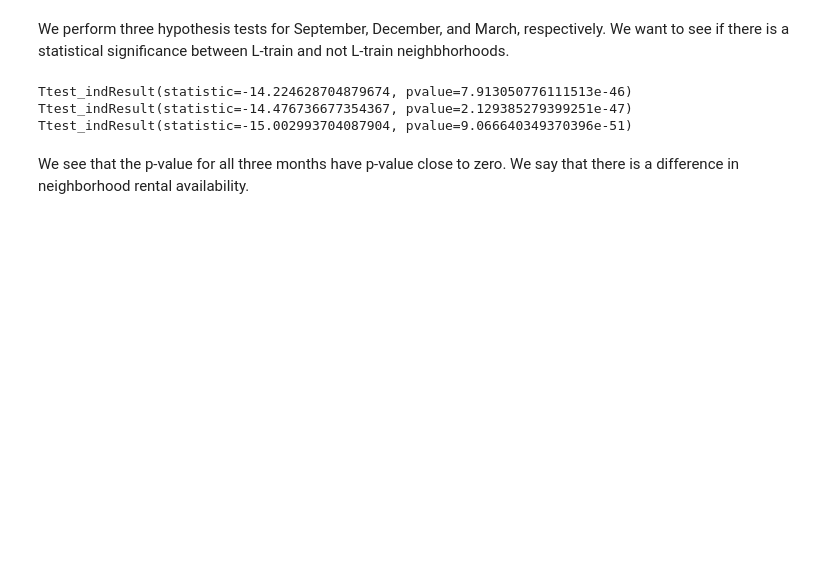
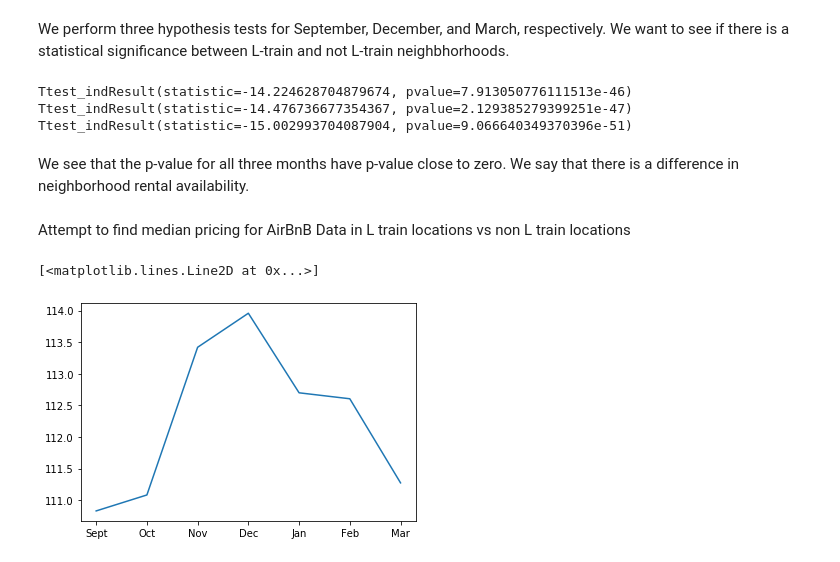
Before and after one commit to nate1mace/TheSuperGroup, a Jupyter notebook: Data Exploration.ipynb, the cells around one changed output. Cells and saved outputs as stored; diff of their text form; code cells hidden in the pictures; blank space fills up the shorter version.

```diff
--- a/Data Exploration.ipynb
+++ b/Data Exploration.ipynb
@@ -225,3 +224,30 @@ Ttest_indResult(statistic=-14.476736677354367, pvalue=2.129385279399251e-47)
 Ttest_indResult(statistic=-15.002993704087904, pvalue=9.066640349370396e-51)
 # %% [markdown]
 We see that the p-value for all three months have p-value close to zero. We say that there is a difference in neighborhood rental availability.
+# %% [markdown]
+Attempt to find median pricing for AirBnB Data in L train locations vs non L train locations
+# %%
+list_L_df = [df_abb_sept_2018_sub,
+           df_abb_oct_2018_sub,
+           df_abb_nov_2018_sub,
+           df_abb_dec_2018_sub,
+           df_abb_jan_2019_sub,
+           df_abb_feb_2019_sub,
+           df_abb_mar_2019_sub]
+months = ['Sept 2018',"Oct 2018","Nov 2018","Dec 2018","Jan 2019","Feb 2019", "Mar 2019"]
+
+median_L_price = []
+mean_L_price = []
+
+
+for df_abb_x in list_L_df:
+    median_L_price.append(df_abb_x['price'].median())
+    mean_L_price.append(df_abb_x['price'].mean())
+
+df_mean_L_price = pd.DataFrame(mean_L_price, index=['Sept', 'Oct', 'Nov', 'Dec', 'Jan', 'Feb', 'Mar'])
+df_median_L_price = pd.DataFrame(median_L_price, index=['Sept', 'Oct', 'Nov', 'Dec', 'Jan', 'Feb', 'Mar'])
+
+plt.plot(df_mean_L_price[0])
+# %% [output]
+[<matplotlib.lines.Line2D at 0x...>]
+[figure, added]
```
Also changed, not shown: parts of 11 cells of this notebook, 1 other file.
